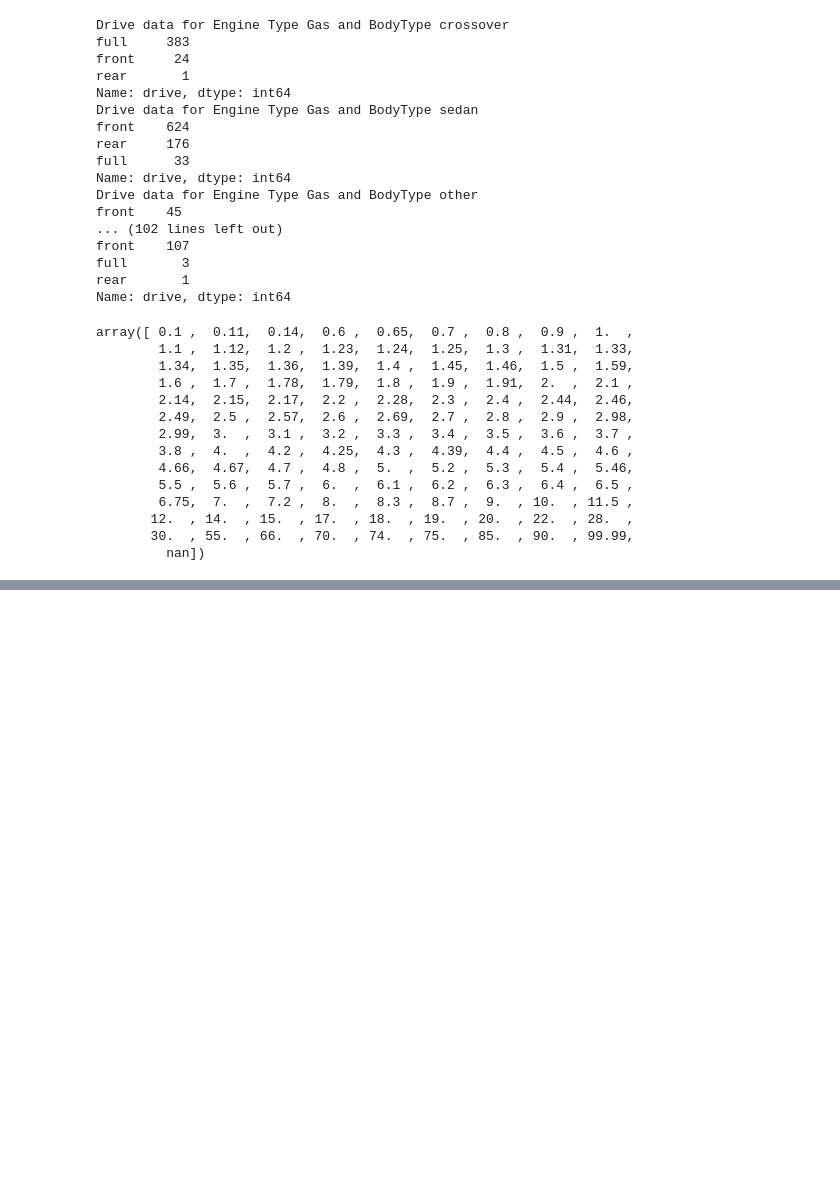
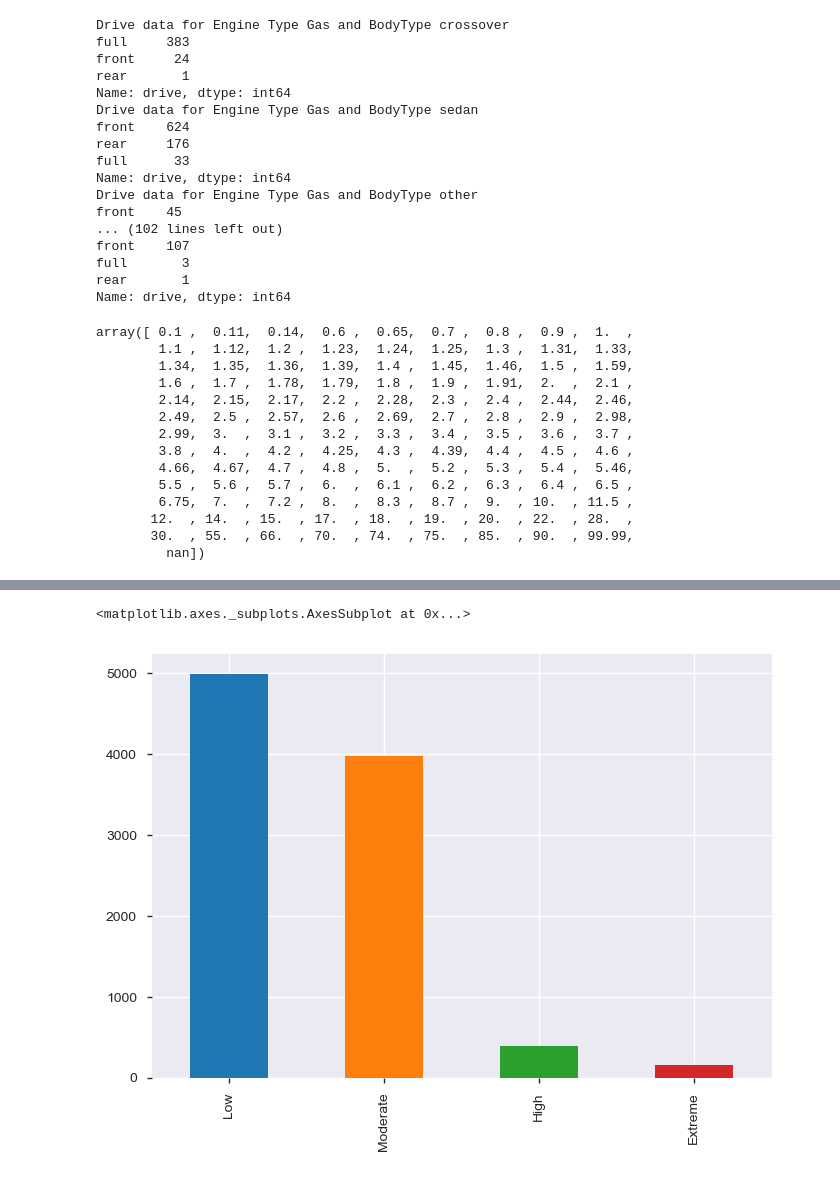
Before and after one commit to dhp6106/insaid-projects, a Jupyter notebook: term1/projects/CarSales/CarSales EDA Project.ipynb, the cells around one changed output, grey strips where cells are left out. Saved outputs shown, nothing was run; the diff lists cells and outputs as text; code cells hidden in the pictures; blank space fills up the shorter version.

```diff
--- a/term1/projects/CarSales/CarSales EDA Project.ipynb
+++ b/term1/projects/CarSales/CarSales EDA Project.ipynb
@@ -416,0 +566,5 @@ memory usage: 748.2+ KB
+# %%
+car_sales.price_cat.value_counts().plot.bar()
+# %% [output]
+<matplotlib.axes._subplots.AxesSubplot at 0x...>
+[figure, added]
```
Also changed, not shown: parts of 53 cells of this notebook, 3 other files.
